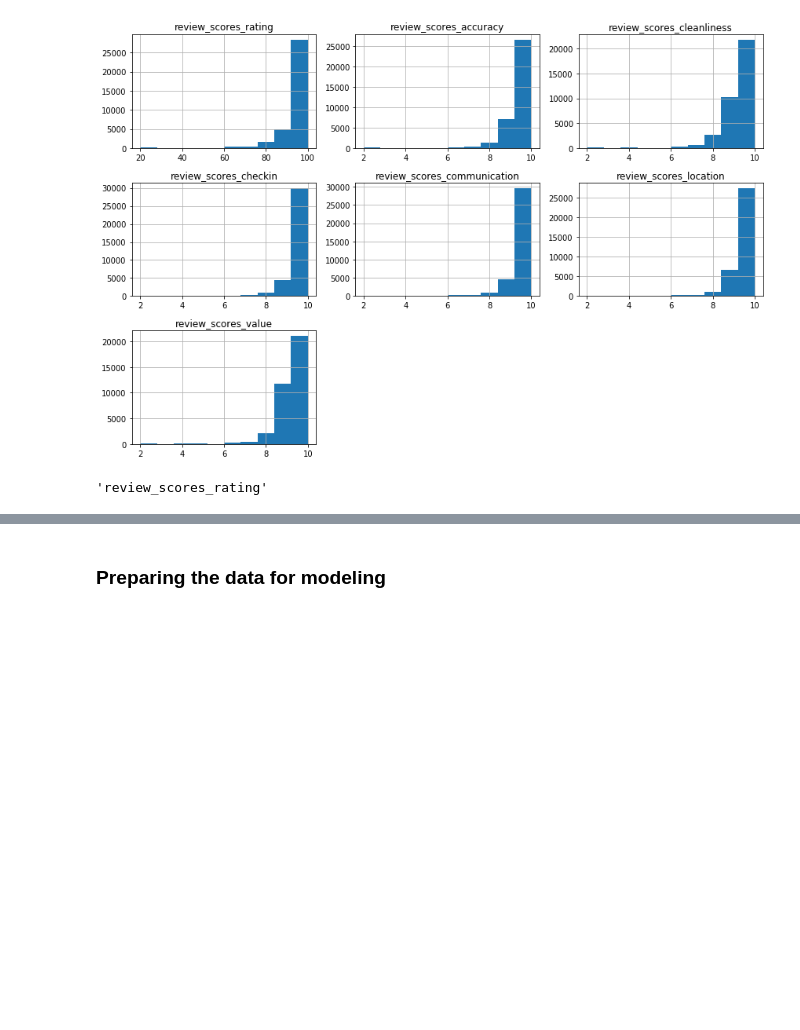
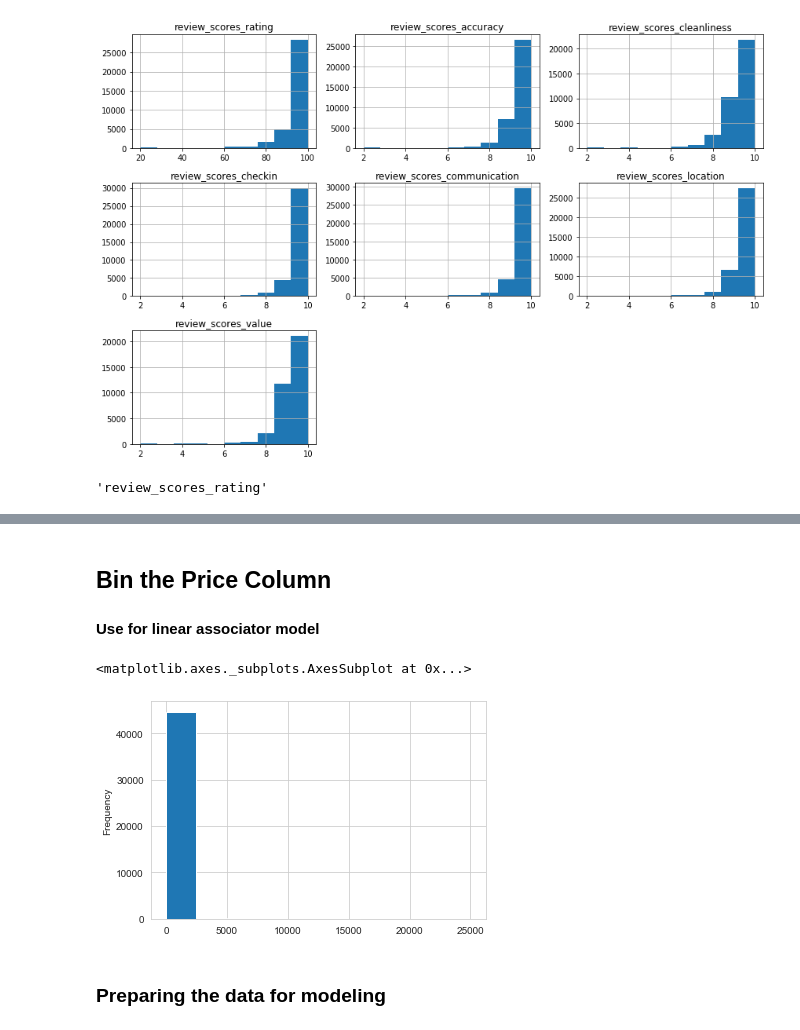
Before and after one commit to kianamills26/super-duper, a Jupyter notebook: FINAL_PROJ.ipynb, the cells around one changed output, grey strips where cells are left out. Saved outputs shown, nothing was run; the diff lists cells and outputs as text; code cells hidden in the pictures; blank space fills up the shorter version.

```diff
--- a/FINAL_PROJ.ipynb
+++ b/FINAL_PROJ.ipynb
@@ -544,0 +494,25 @@ df.drop(['review_scores_communication', 'cooking_basics', 'child_friendly', 'cof
+# %% [markdown]
+## Bin the Price Column
+#### Use for linear associator model
+# %%
+# Exploring how scores are distributed
+
+df[df['price'] <= 50] # 6260
+df[np.logical_and(df['price'] > 50, df['price'] <= 75)] # 7000
+df[np.logical_and(df['price'] > 75, df['price'] <= 100)] # 8000
+df[np.logical_and(df['price'] > 100, df['price'] <= 150)] # 9000
+df[np.logical_and(df['price'] > 150, df['price'] <= 200)] # 5000
+df[np.logical_and(df['price'] > 100, df['price'] <= 200)] # 13880
+df[np.logical_and(df['price'] > 200, df['price'] <= 300)] # 3792
+df[np.logical_and(df['price'] > 300, df['price'] <= 400)] # 1607
+df[np.logical_and(df['price'] > 400, df['price'] <= 500)] # 929
+df[np.logical_and(df['price'] > 500, df['price'] <= 600)] # 459
+df[np.logical_and(df['price'] > 600, df['price'] <= 700)] # 316
+df[np.logical_and(df['price'] > 700, df['price'] <= 1000)] # 718
+df[df['price'] > 1000] # 1000
+
+sns.set_style('whitegrid')
+df['price'].plot(kind='hist')
+# %% [output]
+<matplotlib.axes._subplots.AxesSubplot at 0x...>
+[figure, added]
```
Also changed, not shown: parts of 26 cells of this notebook.
